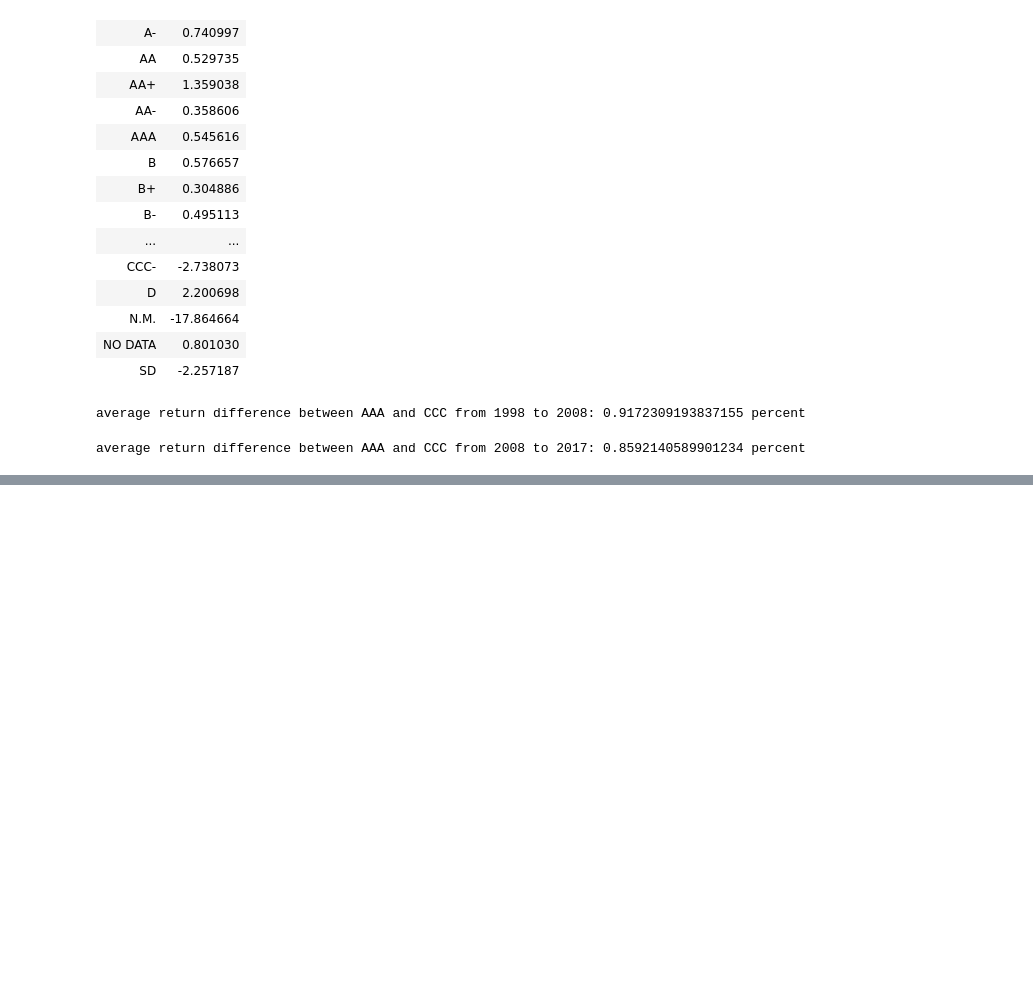
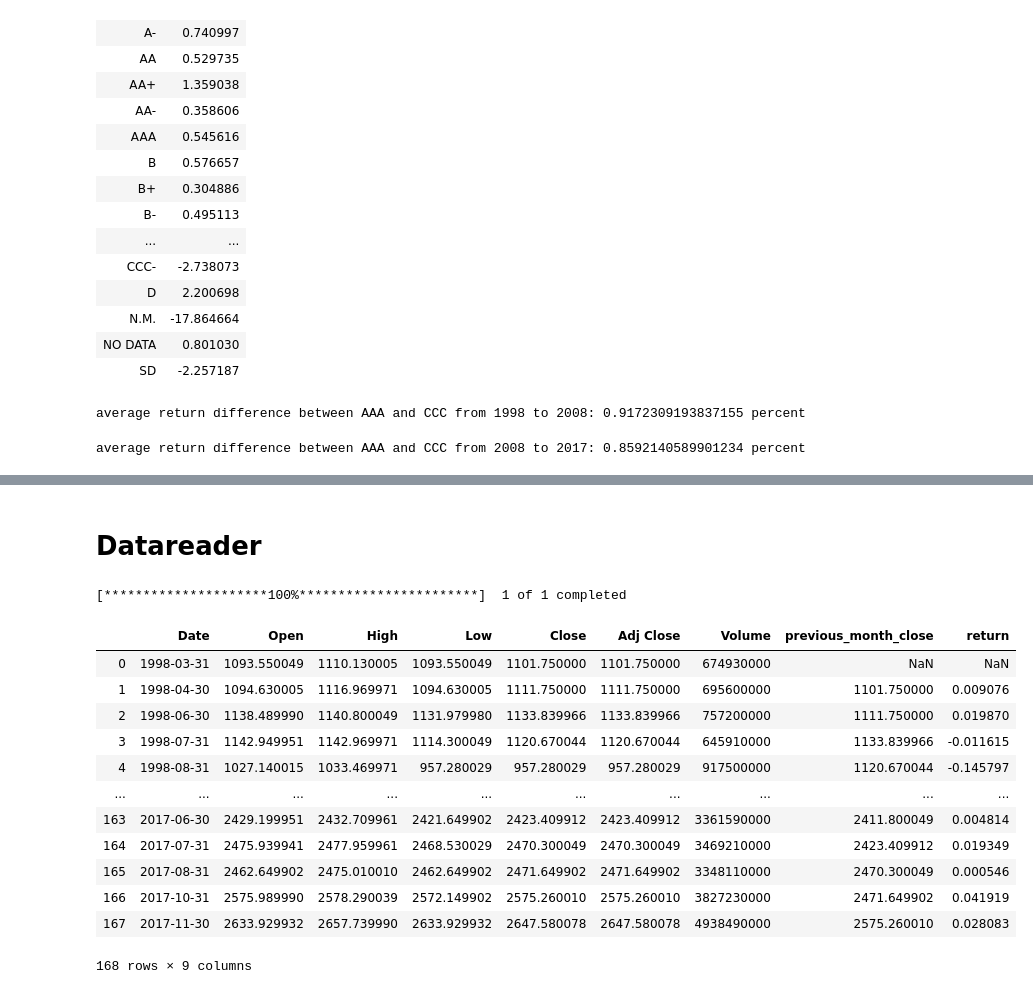
Before and after one commit to hannahho11/credit_rating_portfolio, a Jupyter notebook: ratings_EDA - portfolio (market cap weighted).ipynb, the cells around one changed output, grey strips where cells are left out. Saved outputs shown, nothing was run; the diff lists cells and outputs as text; code cells hidden in the pictures; blank space fills up the shorter version.

```diff
--- a/ratings_EDA - portfolio (market cap weighted).ipynb
+++ b/ratings_EDA - portfolio (market cap weighted).ipynb
@@ -442,0 +461,40 @@ average return difference between AAA and CCC from 2008 to 2017: 0.8592140589901
+# %% [markdown]
+# Datareader
+# %%
+from pandas_datareader import data as pdr
+import yfinance as yf
+import datetime
+
+start_sp = datetime.datetime(1998, 1 , 1)
+end_sp = datetime.datetime(2017, 12, 31)
+
+
+yf.pdr_override() # <== that's all it takes :-)
+sp500 = pdr.get_data_yahoo('^GSPC',
+                           start_sp,
+                             end_sp)
+sp500= sp500.reset_index()
+sp500=sp500[pd.to_datetime(sp500["Date"]).dt.is_month_end]
+sp500= sp500.reset_index()
+sp500= sp500.drop(columns='index')
+# %% [output]
+[*********************100%***********************]  1 of 1 completed
+# %%
+sp500['previous_month_close']= sp500['Adj Close'].shift(1)
+sp500['return']= (sp500['Adj Close']-sp500['previous_month_close'])/sp500['previous_month_close']
+# %%
+sp500
+# %% [output]
+|  | Date | Open | High | Low | Close | Adj Close | Volume | previous_month_close | return |
+| 0 | 1998-03-31 | 1093.550049 | 1110.130005 | 1093.550049 | 1101.750000 | 1101.750000 | 674930000 | NaN | NaN |
+| 1 | 1998-04-30 | 1094.630005 | 1116.969971 | 1094.630005 | 1111.750000 | 1111.750000 | 695600000 | 1101.750000 | 0.009076 |
+| 2 | 1998-06-30 | 1138.489990 | 1140.800049 | 1131.979980 | 1133.839966 | 1133.839966 | 757200000 | 1111.750000 | 0.019870 |
+| 3 | 1998-07-31 | 1142.949951 | 1142.969971 | 1114.300049 | 1120.670044 | 1120.670044 | 645910000 | 1133.839966 | -0.011615 |
+| 4 | 1998-08-31 | 1027.140015 | 1033.469971 | 957.280029 | 957.280029 | 957.280029 | 917500000 | 1120.670044 | -0.145797 |
+| ... | ... | ... | ... | ... | ... | ... | ... | ... | ... |
+| 163 | 2017-06-30 | 2429.199951 | 2432.709961 | 2421.649902 | 2423.409912 | 2423.409912 | 3361590000 | 2411.800049 | 0.004814 |
+| 164 | 2017-07-31 | 2475.939941 | 2477.959961 | 2468.530029 | 2470.300049 | 2470.300049 | 3469210000 | 2423.409912 | 0.019349 |
+| 165 | 2017-08-31 | 2462.649902 | 2475.010010 | 2462.649902 | 2471.649902 | 2471.649902 | 3348110000 | 2470.300049 | 0.000546 |
+| 166 | 2017-10-31 | 2575.989990 | 2578.290039 | 2572.149902 | 2575.260010 | 2575.260010 | 3827230000 | 2471.649902 | 0.041919 |
+| 167 | 2017-11-30 | 2633.929932 | 2657.739990 | 2633.929932 | 2647.580078 | 2647.580078 | 4938490000 | 2575.260010 | 0.028083 |
+168 rows × 9 columns
```
Also changed, not shown: parts of 4 cells of this notebook.
